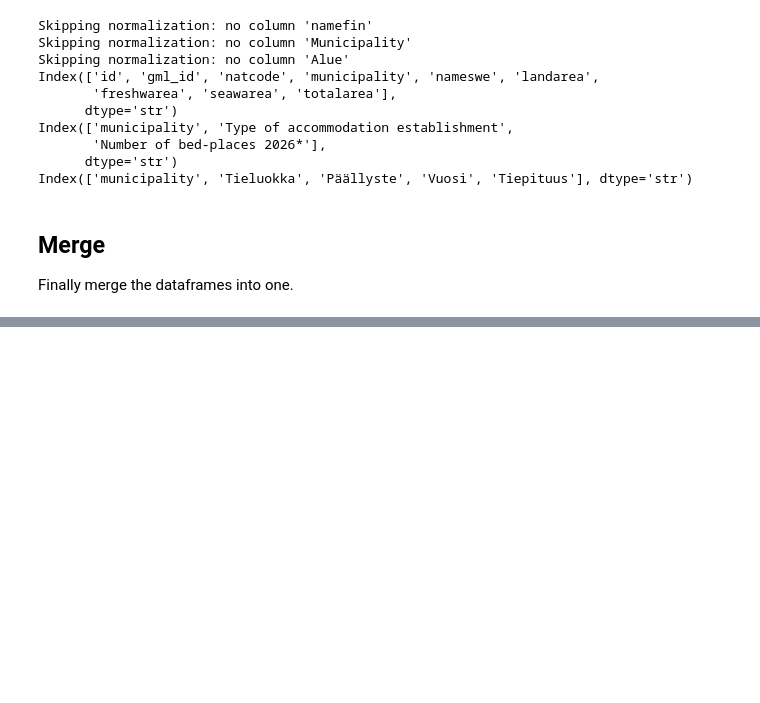
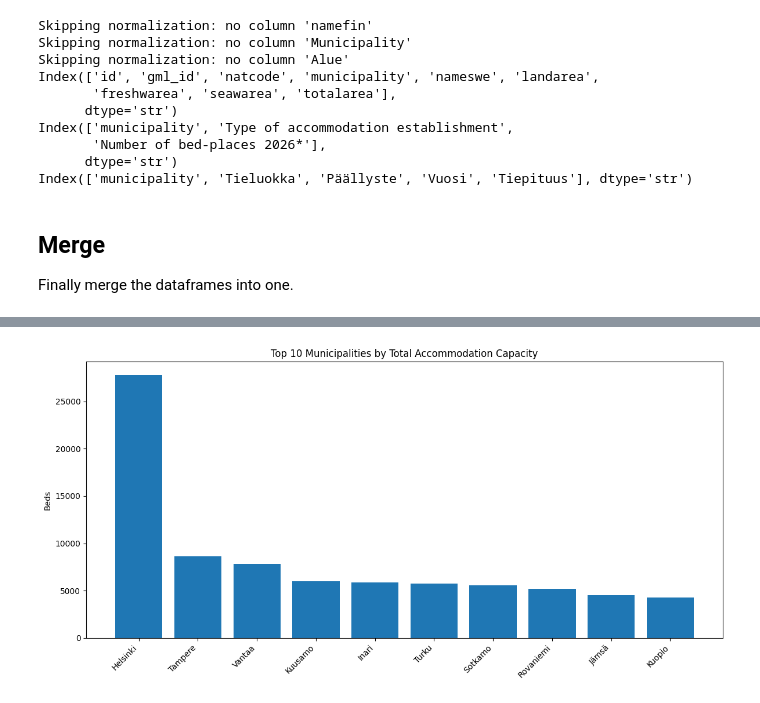
Before and after one commit to jonnevuorela/data-analytics, a Jupyter notebook: assignment_3_visuals.ipynb, the cells around one changed output, grey strips where cells are left out. Drawn from its saved outputs; the diff is of its cells as text; code cells hidden in the pictures; blank space fills up the shorter version.

```diff
--- a/assignment_3_visuals.ipynb
+++ b/assignment_3_visuals.ipynb
@@ -105,0 +164,13 @@ df["Road density"] = np.where(df["landarea"] != 0, df["Tiepituus"] / df["landare
+# %%
+
+top_beds = df.nlargest(10, "Number of bed-places 2026*")
+
+plt.figure(figsize=(12, 6))
+plt.bar(top_beds["municipality"], top_beds["Number of bed-places 2026*"])
+plt.xticks(rotation=45, ha="right")
+plt.ylabel("Beds")
+plt.title("Top 10 Municipalities by Total Accommodation Capacity")
+plt.tight_layout()
+plt.show()
+# %% [output]
+[figure, added]
```
Also changed, not shown: parts of 12 cells of this notebook.
